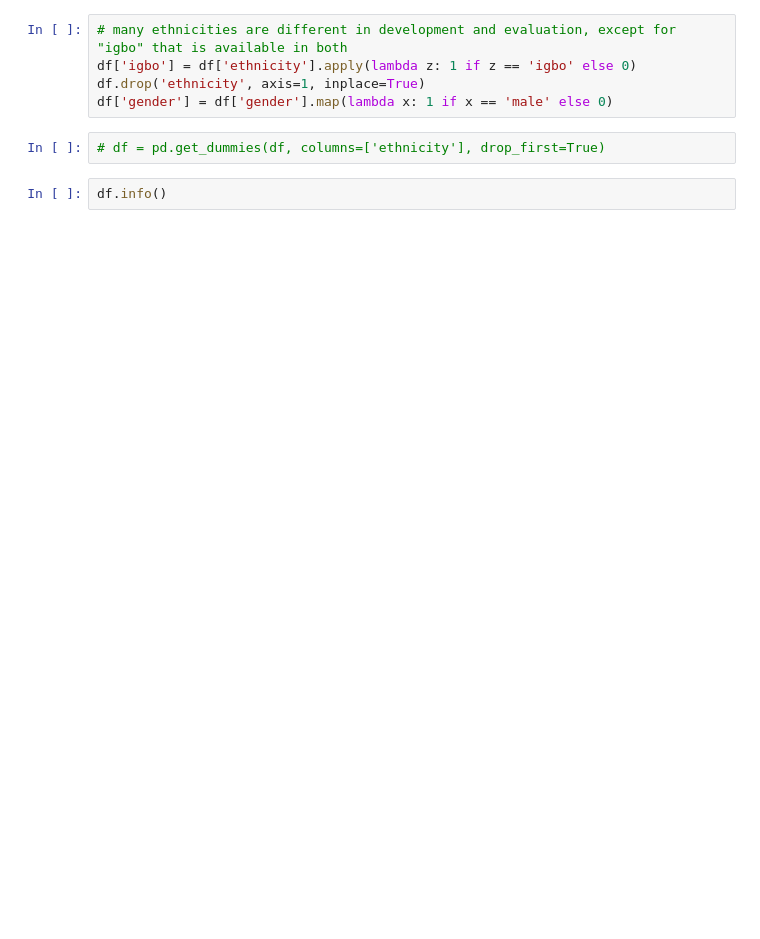
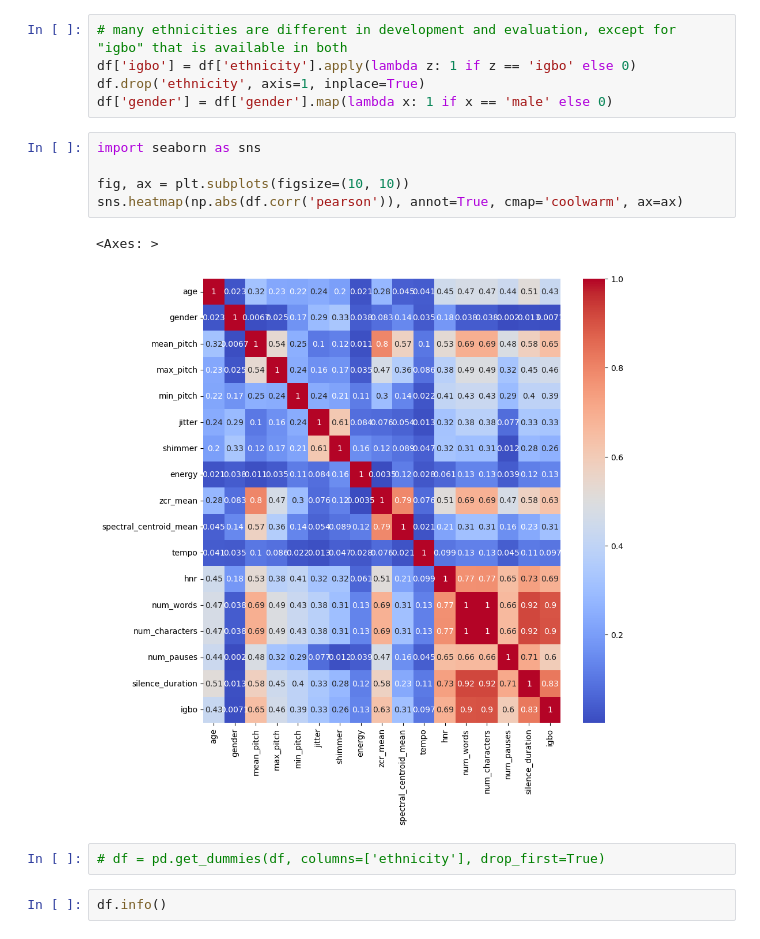
Before and after one commit to luca-byte/dsl-age-estimation, a Jupyter notebook: exploration.ipynb, the cells around one changed output. Drawn from its saved outputs; the diff is of its cells as text; blank space fills up the shorter version.

```diff
--- a/exploration.ipynb
+++ b/exploration.ipynb
@@ -27,6 +71,14 @@ df['ethnicity'].unique(), df['ethnicity'].unique().__len__()
 df['igbo'] = df['ethnicity'].apply(lambda z: 1 if z == 'igbo' else 0)
 df.drop('ethnicity', axis=1, inplace=True)
 df['gender'] = df['gender'].map(lambda x: 1 if x == 'male' else 0)
+# %%
+import seaborn as sns
+
+fig, ax = plt.subplots(figsize=(10, 10))
+sns.heatmap(np.abs(df.corr('pearson')), annot=True, cmap='coolwarm', ax=ax)
+# %% [output]
+<Axes: >
+[figure, added]
 # %%
 # df = pd.get_dummies(df, columns=['ethnicity'], drop_first=True)
 # %%
```
Also changed, not shown: parts of 17 cells of this notebook, 26 other files.
